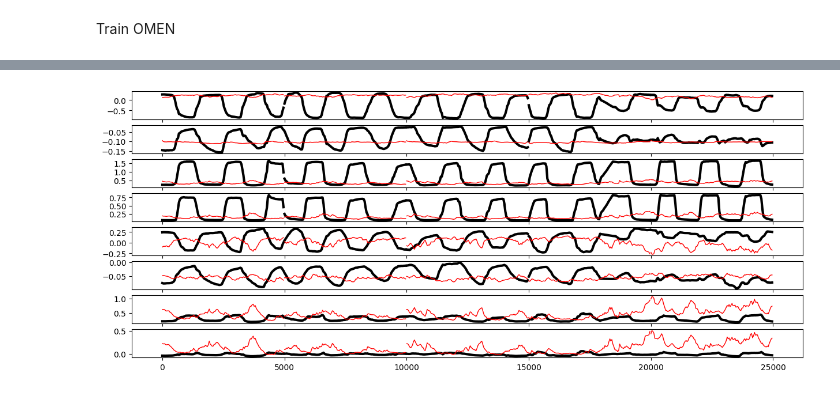
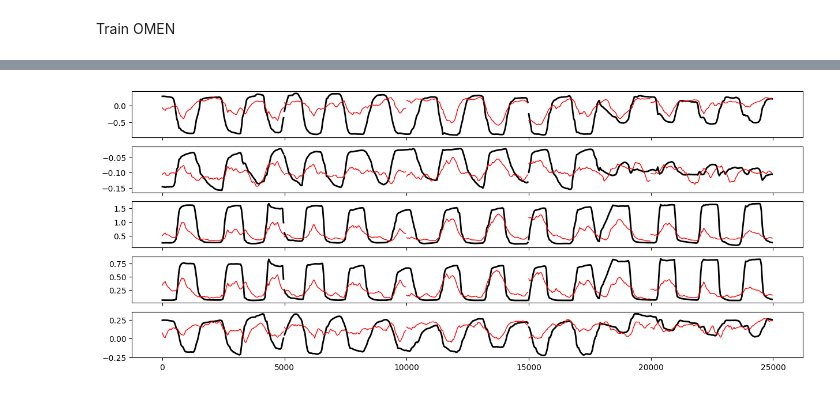
Before and after one commit to AlignedBCI/BCI_ALVI_challenge_competition, a Jupyter notebook: competition_single_sessions.ipynb, the cells around one changed output, grey strips where cells are left out. Cells and saved outputs as stored; diff of their text form; code cells hidden in the pictures.

```diff
--- a/competition_single_sessions.ipynb
+++ b/competition_single_sessions.ipynb
@@ -19,6 +19,6 @@ logger.add(sys.stderr, level=1);
 # %%
 omen_ds = load_data_into_omen_dataset(1)
 
-_, ax = omen_ds.sessions[0].visualize(max_n_trials=30);
+_, ax = omen_ds.sessions[0].visualize();
 ax.set(xlim=[0, 1e5]);
 # %% [output]
@@ -41,7 +41,7 @@ omen_config = dict(
     input_sigma= 0.25,
     kernel_size= 5,
     lr= 0.0075,
-    n_epochs= 250,
+    n_epochs=500,
     n_hidden= 64,
     n_kernels= 1,
     n_layers= 2,
@@ -129,24 +116,24 @@ LUT(n sessions: 1, embedding size: 256)
 # omen.predict_session(omen_ds.sessions[0], trial_set='train')
 # omen_ds.sessions[0].visualize(max_n_trials=50);
 # %%
-n_to_plot=8
+n_to_plot=5
 
 
 f, axes = plt.subplots(n_to_plot, 1, figsize=(15, 6), sharex=True)
 
 starts = [trial.time[0] for trial in omen_ds.sessions[0].train_trials]
 sorted_trials = [trial for _, trial in sorted(zip(starts, omen_ds.sessions[0].train_trials))]
 
 for trial in sorted_trials[:5]:
     sd = omen.lut[omen_ds.sessions[0].name]
     trial.Ypred = omen.predict(
         sd.on_predict_start(
                         trial.X, do_ue=False
                     )
     )
 
     for i in range(n_to_plot):
-        axes[i].plot(trial.time, trial.Y[:, i], label='true', color='k', lw=3)
+        axes[i].plot(trial.time, trial.Y[:, i], label='true', color='k', lw=2)
         axes[i].plot(trial.time, trial.Ypred[:, i], label='pred', color='r', lw=1)
 # %% [output]
-[figure, old version]
+[figure, new version]
```
Also changed, not shown: parts of 2 cells of this notebook, 4 other files.
